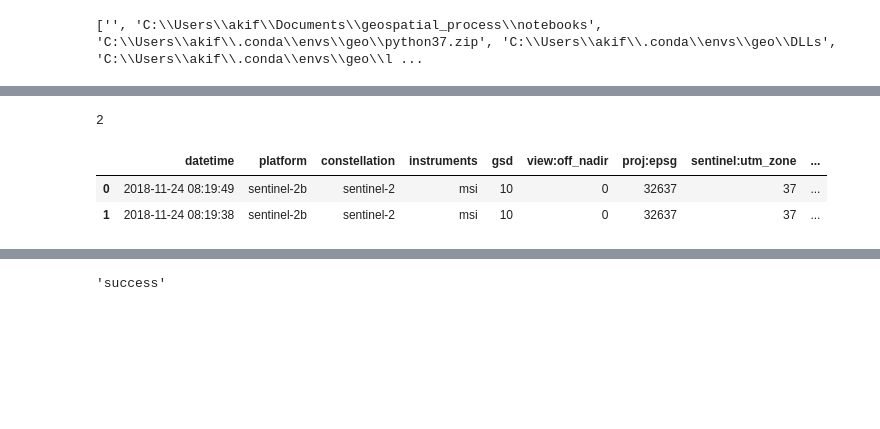
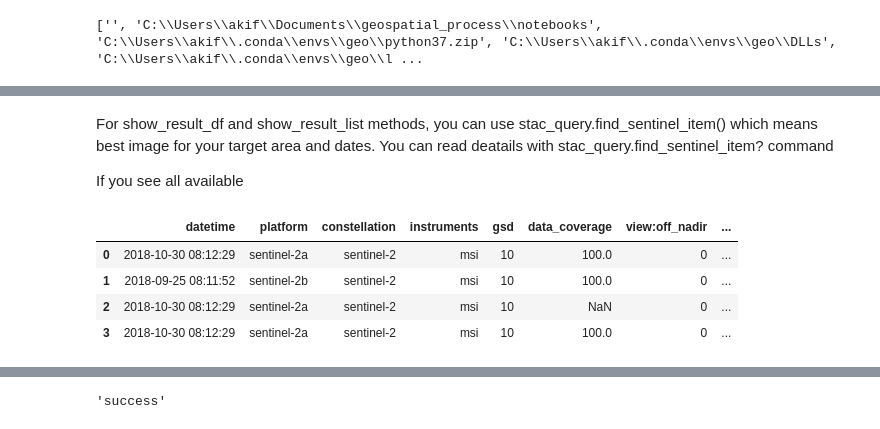
Before and after one commit to orttak/geospatial_process, a Jupyter notebook: notebooks/cropy_test.ipynb, the cells around one changed output, grey strips where cells are left out. Drawn from its saved outputs; the diff is of its cells as text; code cells hidden in the pictures; blank space fills up the shorter version.

```diff
--- a/notebooks/cropy_test.ipynb
+++ b/notebooks/cropy_test.ipynb
@@ -63,9 +57,9 @@ import data.cropy as cpy
 # %%
 boundry=list(area.geometry.bounds.values[0]) #boundry from your AOI
 bbox=[boundry[0],boundry[1],boundry[2],boundry[3]] #(min lon, min lat, max lon, max lat)
-dates = '2018-11-20/2018-12-01'
+dates = '2018-08-01/2018-12-01'
 band_list=['B02','B08']
-cloud_percentage=80
+cloud_percentage=30
 # %%
 #burasu stact query olmali
 stac_query=cpy.Stac(target_aoi=bbox,date=dates,max_cloud=cloud_percentage)
@@ -85,11 +83,0 @@ ll=stac_result.items()
-# %%
-len(ll)
-# %% [output]
-2
-# %%
-df=stac_query.show_result_df(items_list=ll)
-df.head()
-# %% [output]
-|  | datetime | platform | constellation | instruments | gsd | view:off_nadir | proj:epsg | sentinel:utm_zone | ... |
-| 0 | 2018-11-24 08:19:49 | sentinel-2b | sentinel-2 | msi | 10 | 0 | 32637 | 37 | ... |
-| 1 | 2018-11-24 08:19:38 | sentinel-2b | sentinel-2 | msi | 10 | 0 | 32637 | 37 | ... |
@@ -97,0 +84,18 @@ result_list=stac_query.show_result_list(sentinel_items_list=sentinel_items)
+# %%
+items_list=stac_query.stac_items
+# %% [markdown]
+For show_result_df and show_result_list methods, you can use stac_query.find_sentinel_item() which means best image for your target area and dates. You can read deatails with stac_query.find_sentinel_item? command<br/>
+
+If you see all available
+# %%
+'''
+You can use this method to get image with pandas queries. After define your target image, you can use 'sentinel:product_id' information with stac_query.stac_result() in downloand methods.
+'''
+df=stac_query.show_result_df(items_list=items_list)
+df.head()
+# %% [output]
+|  | datetime | platform | constellation | instruments | gsd | data_coverage | view:off_nadir | ... |
+| 0 | 2018-10-30 08:12:29 | sentinel-2a | sentinel-2 | msi | 10 | 100.0 | 0 | ... |
+| 1 | 2018-09-25 08:11:52 | sentinel-2b | sentinel-2 | msi | 10 | 100.0 | 0 | ... |
+| 2 | 2018-10-30 08:12:29 | sentinel-2a | sentinel-2 | msi | 10 | NaN | 0 | ... |
+| 3 | 2018-10-30 08:12:29 | sentinel-2a | sentinel-2 | msi | 10 | 100.0 | 0 | ... |
```
Also changed, not shown: parts of 47 cells of this notebook, 1 other file.
